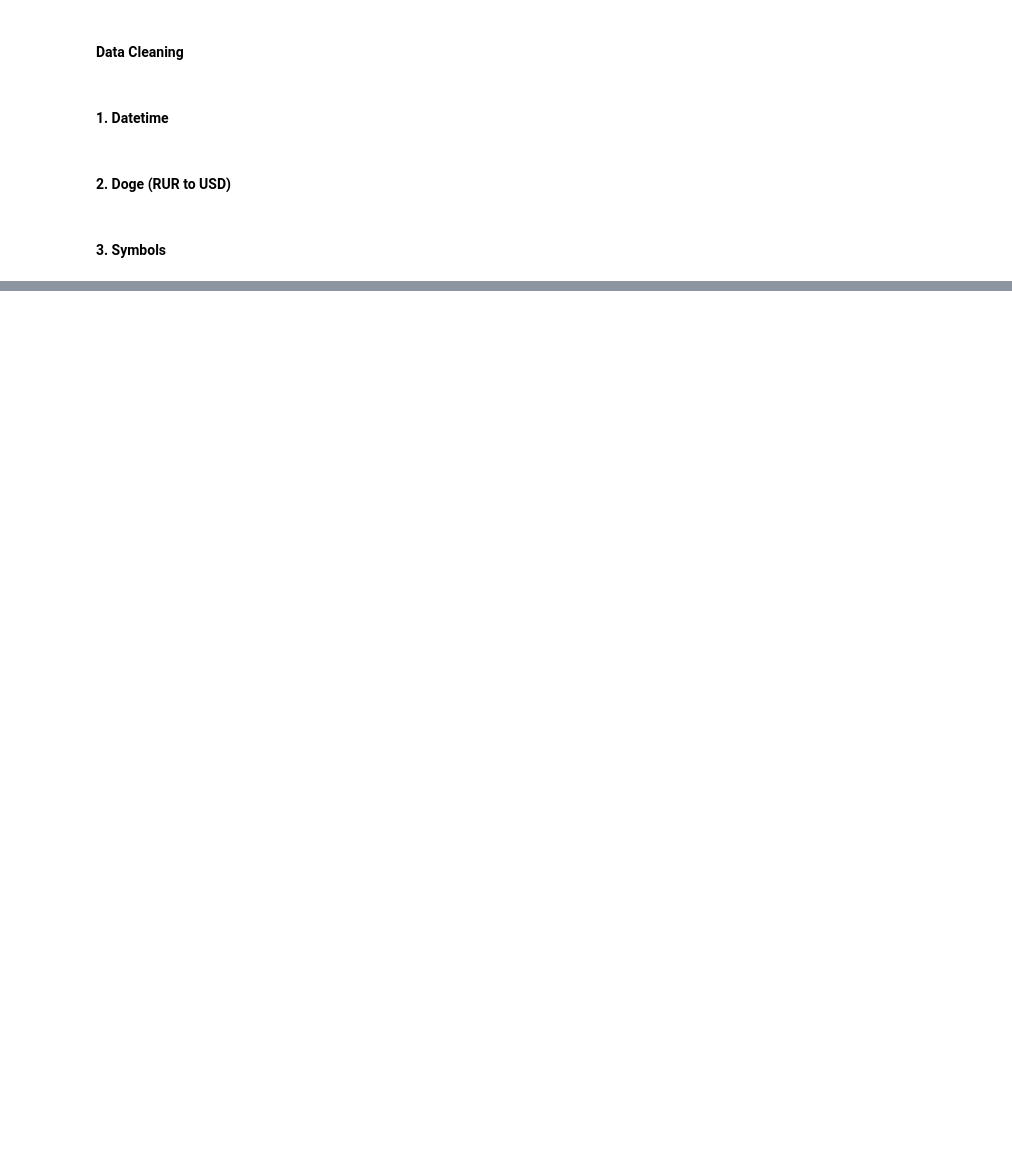
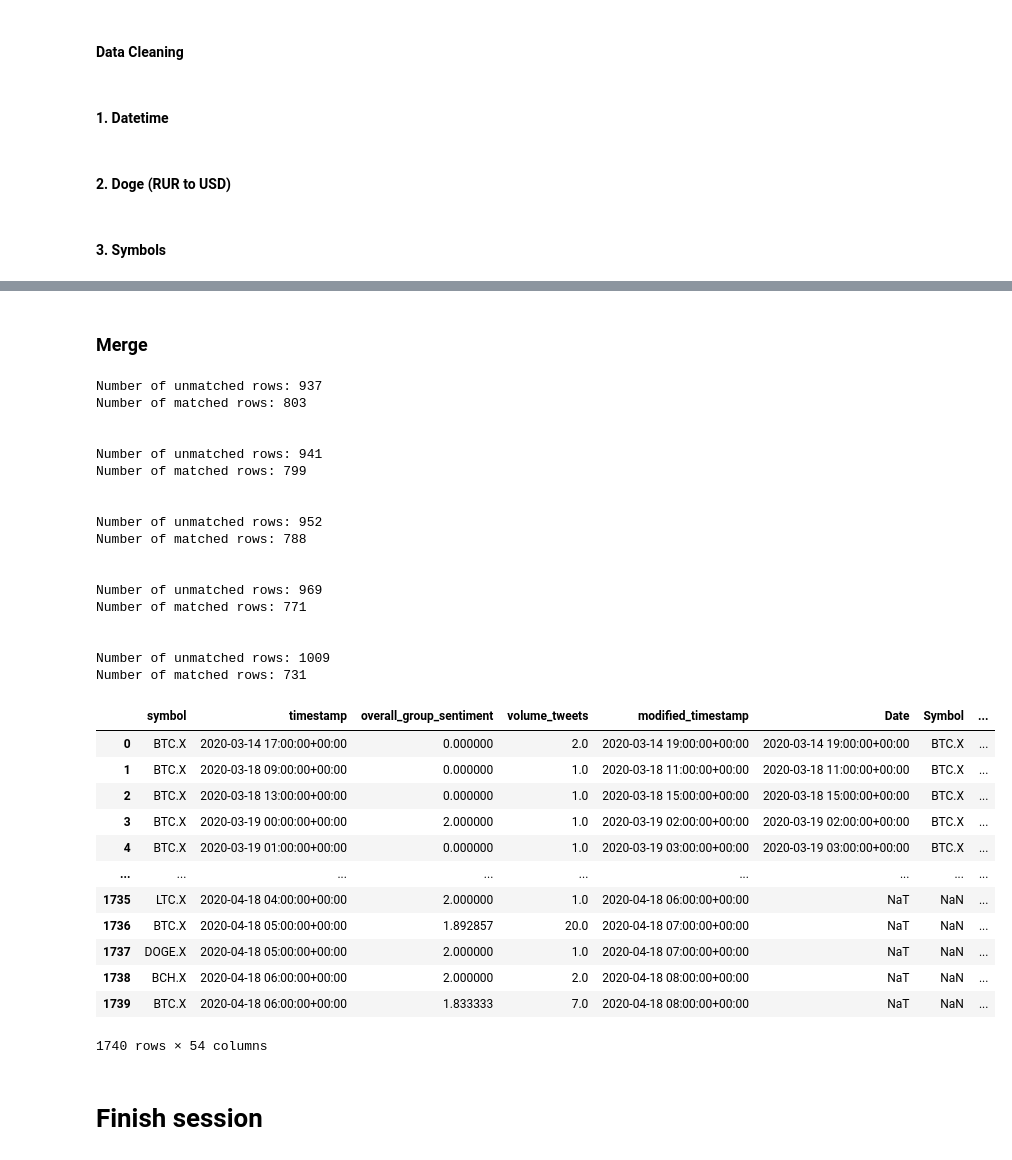
Before and after one commit to hweelin-yeo/CryptOracle, a Jupyter notebook: ds_project.ipynb, the cells around one changed output, grey strips where cells are left out. Drawn from its saved outputs; the diff is of its cells as text; code cells hidden in the pictures; blank space fills up the shorter version.

```diff
--- a/ds_project.ipynb
+++ b/ds_project.ipynb
@@ -347,2 +386,52 @@ Number of matched tweet groups for k = 48: 960
+# %%
+for merged_df in merged_df_k_list:
+    merged_df["date"] = pd.to_datetime(merged_df['Date'].dt.date, utc = True)
+# %% [markdown]
+### Merge
+# %%
+all_merged_list = []
+
+for merged_df in merged_df_k_list:
+    all_merged_df = merged_df.merge(data_df_combined, how='left', left_on=["date", "symbol"], right_on=["date", "coin"])
+    print("Number of unmatched rows: "+ str(len(all_merged_df[all_merged_df["coin"].isnull()].index)))
+    print("Number of matched rows: "+ str(len(all_merged_df.index) - len(all_merged_df[all_merged_df["coin"].isnull()].index)))
+    print("\n")
+    all_merged_list.append(all_merged_df)
+
+all_merged_list[0]
+# %% [output]
+Number of unmatched rows: 937
+Number of matched rows: 803
+
+
+Number of unmatched rows: 941
+Number of matched rows: 799
+
+
+Number of unmatched rows: 952
+Number of matched rows: 788
+
+
+Number of unmatched rows: 969
+Number of matched rows: 771
+
+
+Number of unmatched rows: 1009
+Number of matched rows: 731
+|  | symbol | timestamp | overall_group_sentiment | volume_tweets | modified_timestamp | Date | Symbol | ... |
+| 0 | BTC.X | 2020-03-14 17:00:00+00:00 | 0.000000 | 2.0 | 2020-03-14 19:00:00+00:00 | 2020-03-14 19:00:00+00:00 | BTC.X | ... |
+| 1 | BTC.X | 2020-03-18 09:00:00+00:00 | 0.000000 | 1.0 | 2020-03-18 11:00:00+00:00 | 2020-03-18 11:00:00+00:00 | BTC.X | ... |
+| 2 | BTC.X | 2020-03-18 13:00:00+00:00 | 0.000000 | 1.0 | 2020-03-18 15:00:00+00:00 | 2020-03-18 15:00:00+00:00 | BTC.X | ... |
+| 3 | BTC.X | 2020-03-19 00:00:00+00:00 | 2.000000 | 1.0 | 2020-03-19 02:00:00+00:00 | 2020-03-19 02:00:00+00:00 | BTC.X | ... |
+| 4 | BTC.X | 2020-03-19 01:00:00+00:00 | 0.000000 | 1.0 | 2020-03-19 03:00:00+00:00 | 2020-03-19 03:00:00+00:00 | BTC.X | ... |
+| ... | ... | ... | ... | ... | ... | ... | ... | ... |
+| 1735 | LTC.X | 2020-04-18 04:00:00+00:00 | 2.000000 | 1.0 | 2020-04-18 06:00:00+00:00 | NaT | NaN | ... |
+| 1736 | BTC.X | 2020-04-18 05:00:00+00:00 | 1.892857 | 20.0 | 2020-04-18 07:00:00+00:00 | NaT | NaN | ... |
+| 1737 | DOGE.X | 2020-04-18 05:00:00+00:00 | 2.000000 | 1.0 | 2020-04-18 07:00:00+00:00 | NaT | NaN | ... |
+| 1738 | BCH.X | 2020-04-18 06:00:00+00:00 | 2.000000 | 2.0 | 2020-04-18 08:00:00+00:00 | NaT | NaN | ... |
+| 1739 | BTC.X | 2020-04-18 06:00:00+00:00 | 1.833333 | 7.0 | 2020-04-18 08:00:00+00:00 | NaT | NaN | ... |
+1740 rows × 54 columns
+# %% [markdown]
+# Finish session
 # %%
 spark.stop()
```
Also changed, not shown: parts of 15 cells of this notebook, 5 other files.
